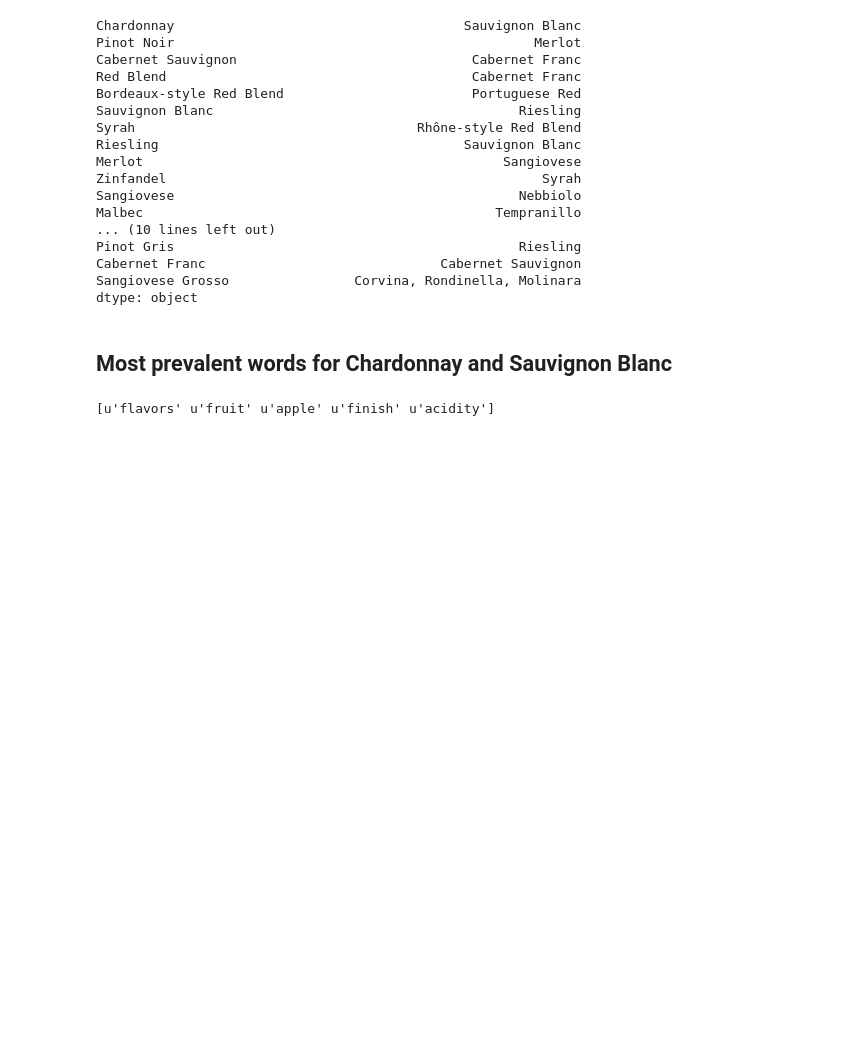
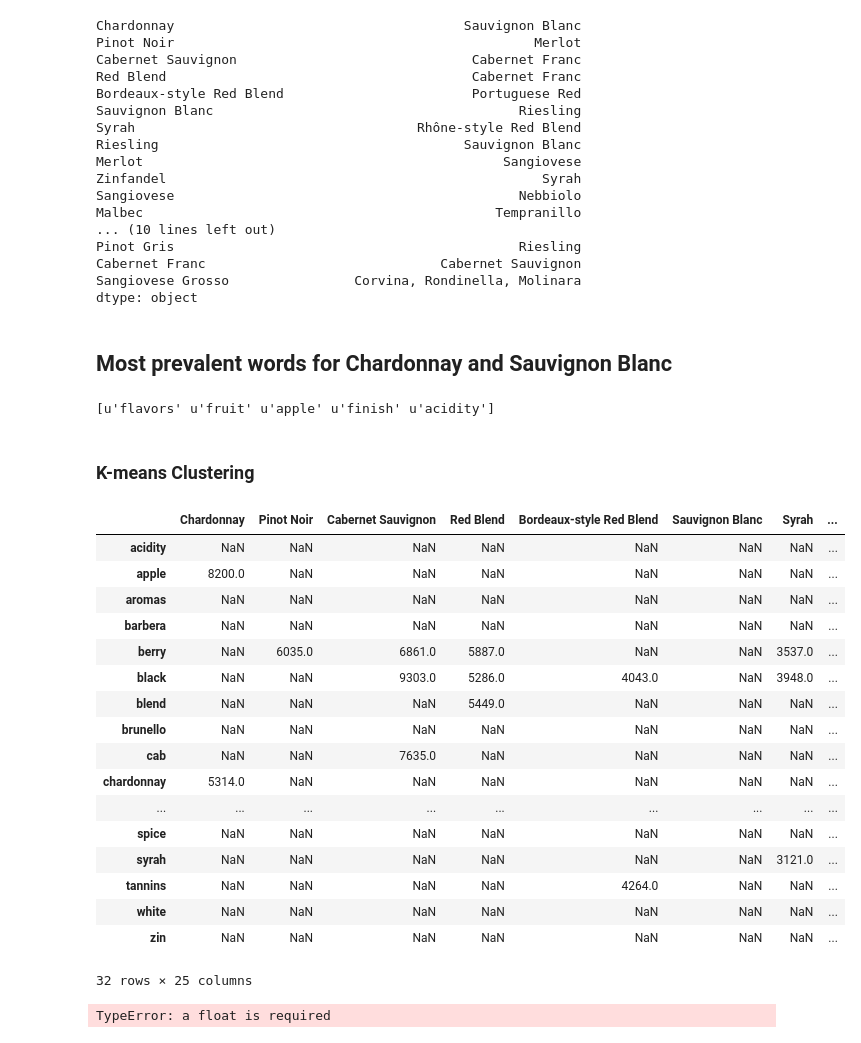
Before and after one commit to p-mckenzie/TextAnalytics, a Jupyter notebook: Project/Text_Project.ipynb, the cells around one changed output. Drawn from its saved outputs; the diff is of its cells as text; code cells hidden in the pictures; blank space fills up the shorter version.

```diff
--- a/Project/Text_Project.ipynb
+++ b/Project/Text_Project.ipynb
@@ -325,3 +344,30 @@ new.sort_values('avg', ascending=False, inplace=True)
 print new['attribute'][:5].values
 # %% [output]
 [u'flavors' u'fruit' u'apple' u'finish' u'acidity']
+# %% [markdown]
+### K-means Clustering
+# %%
+def sorted(s, num):
+    tmp = s.sort_values(ascending=False)[:num]  # earlier s.order(..)
+    return tmp
+kmdf = vector_df.apply(lambda x: sorted(x, 5))
+kmdf
+# %% [output]
+|  | Chardonnay | Pinot Noir | Cabernet Sauvignon | Red Blend | Bordeaux-style Red Blend | Sauvignon Blanc | Syrah | ... |
+| acidity | NaN | NaN | NaN | NaN | NaN | NaN | NaN | ... |
+| apple | 8200.0 | NaN | NaN | NaN | NaN | NaN | NaN | ... |
+| aromas | NaN | NaN | NaN | NaN | NaN | NaN | NaN | ... |
+| barbera | NaN | NaN | NaN | NaN | NaN | NaN | NaN | ... |
+| berry | NaN | 6035.0 | 6861.0 | 5887.0 | NaN | NaN | 3537.0 | ... |
+| black | NaN | NaN | 9303.0 | 5286.0 | 4043.0 | NaN | 3948.0 | ... |
+| blend | NaN | NaN | NaN | 5449.0 | NaN | NaN | NaN | ... |
+| brunello | NaN | NaN | NaN | NaN | NaN | NaN | NaN | ... |
+| cab | NaN | NaN | 7635.0 | NaN | NaN | NaN | NaN | ... |
+| chardonnay | 5314.0 | NaN | NaN | NaN | NaN | NaN | NaN | ... |
+| ... | ... | ... | ... | ... | ... | ... | ... | ... |
+| spice | NaN | NaN | NaN | NaN | NaN | NaN | NaN | ... |
+| syrah | NaN | NaN | NaN | NaN | NaN | NaN | 3121.0 | ... |
+| tannins | NaN | NaN | NaN | NaN | 4264.0 | NaN | NaN | ... |
+| white | NaN | NaN | NaN | NaN | NaN | NaN | NaN | ... |
+| zin | NaN | NaN | NaN | NaN | NaN | NaN | NaN | ... |
+32 rows × 25 columns
@@ -327,0 +376,7 @@ print new['attribute'][:5].values
+# %%
+from math import isnan
+clean_dict = {k: my_dict[k] for k in kmdict if not isnan(k)}
+
+clean_dict
+# %% [output]
+TypeError: a float is required
```
Also changed, not shown: parts of 2 cells of this notebook, 3 other files.
